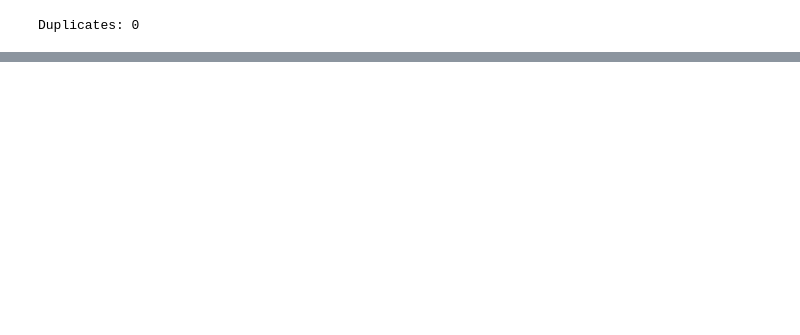
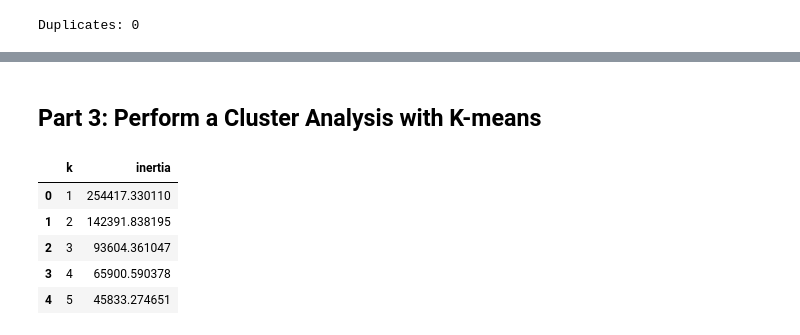
Before and after one commit to kealvarez/unsupervised-machine-learning-challenge, a Jupyter notebook: myopia.ipynb, the cells around one changed output, grey strips where cells are left out. Drawn from its saved outputs; the diff is of its cells as text; code cells hidden in the pictures; blank space fills up the shorter version.

```diff
--- a/myopia.ipynb
+++ b/myopia.ipynb
@@ -95,0 +173,21 @@ Duplicates: 0
+# %% [markdown]
+## Part 3: Perform a Cluster Analysis with K-means
+# %%
+inertia = []
+k = list(range(1,11))
+
+for i in k:
+    km = KMeans(n_clusters=i, random_state=0)
+    km.fit(myopia_pca_df)
+    inertia.append(km.inertia_)
+
+elbow_data = {"k": k, "inertia": inertia}
+df_elbow = pd.DataFrame(elbow_data)
+df_elbow.head()
+# %% [output]
+|  | k | inertia |
+| 0 | 1 | 254417.330110 |
+| 1 | 2 | 142391.838195 |
+| 2 | 3 | 93604.361047 |
+| 3 | 4 | 65900.590378 |
+| 4 | 5 | 45833.274651 |
```
Also changed, not shown: parts of 21 cells of this notebook.
